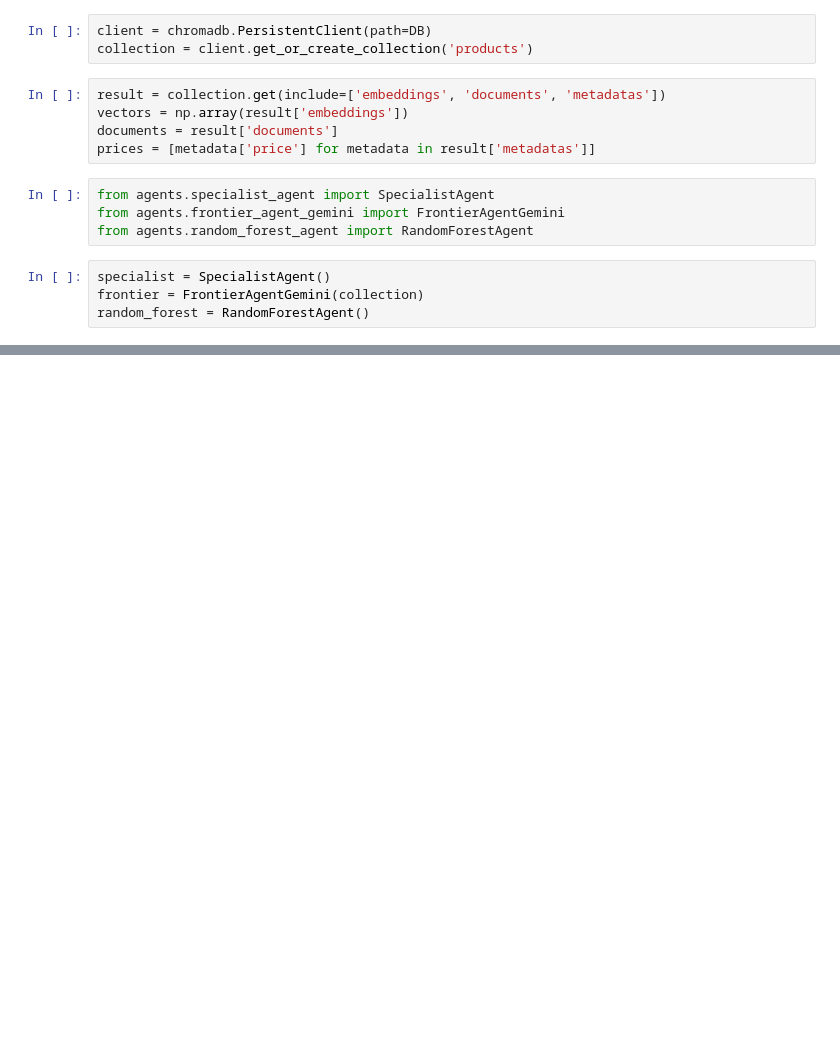
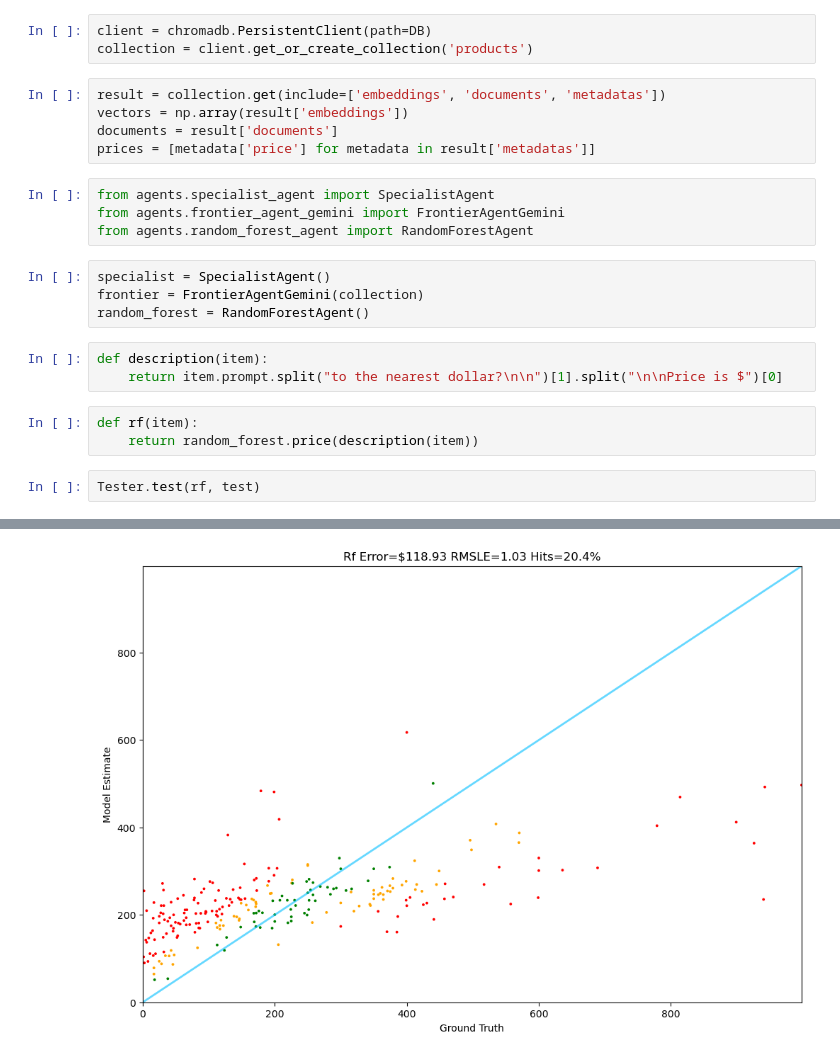
Before and after one commit to uzi-belfayez/Pricer-Agent, a Jupyter notebook: ensemble_model.ipynb, the cells around one changed output, grey strips where cells are left out. Drawn from its saved outputs; the diff is of its cells as text; blank space fills up the shorter version.

```diff
--- a/ensemble_model.ipynb
+++ b/ensemble_model.ipynb
@@ -51,3 +52,12 @@ from agents.random_forest_agent import RandomForestAgent
 specialist = SpecialistAgent()
 frontier = FrontierAgentGemini(collection)
 random_forest = RandomForestAgent()
+# %%
+def description(item):
+    return item.prompt.split("to the nearest dollar?\n\n")[1].split("\n\nPrice is $")[0]
+# %%
+def rf(item):
+    return random_forest.price(description(item))
+# %%
+Tester.test(rf, test)
+# %% [output]
@@ -53,0 +81 @@ random_forest = RandomForestAgent()
+[figure, added]
```
Also changed, not shown: parts of 5 cells of this notebook, 2 other files.
